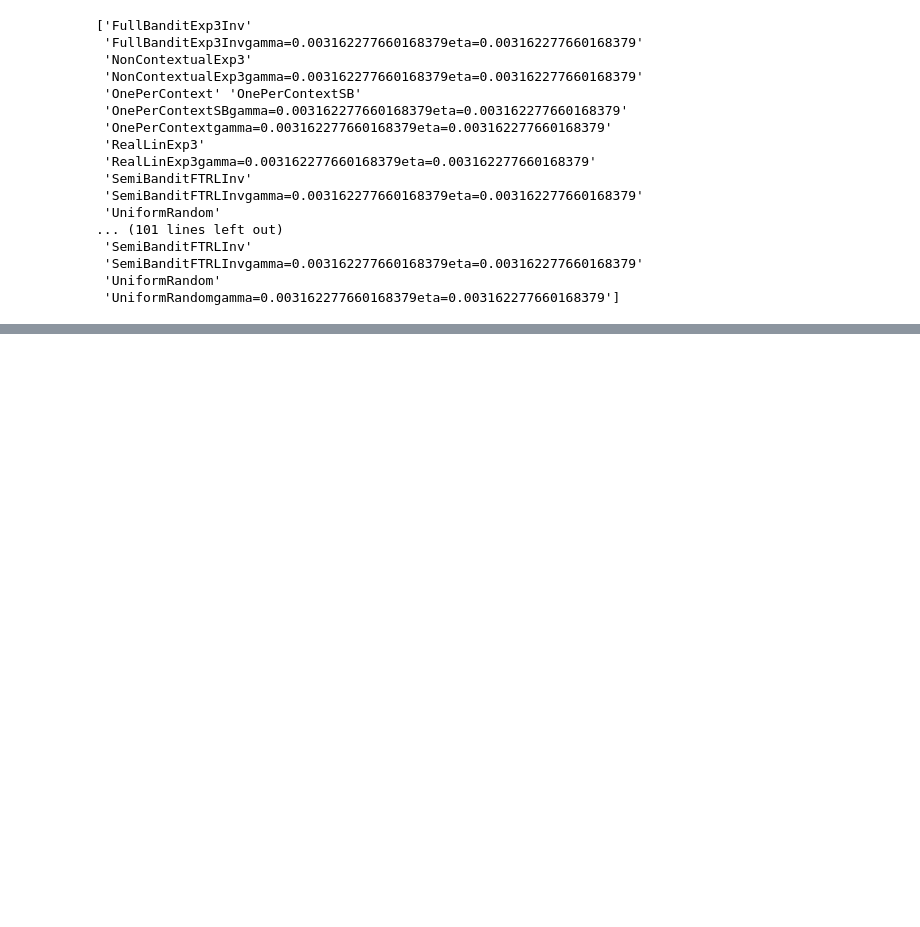
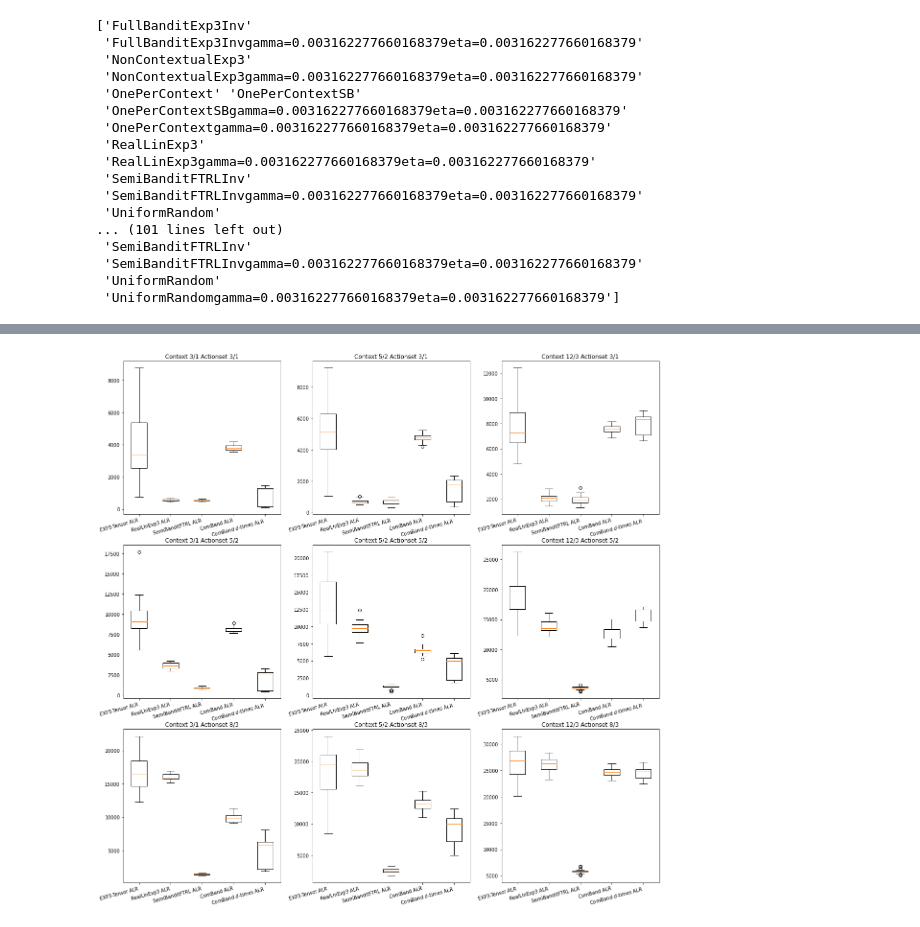
Before and after one commit to LukasZierahn/Combinatorial-Contextual-Bandits, a Jupyter notebook: latex_generator.ipynb, the cells around one changed output, grey strips where cells are left out. Drawn from its saved outputs; the diff is of its cells as text; code cells hidden in the pictures; blank space fills up the shorter version.

```diff
--- a/latex_generator.ipynb
+++ b/latex_generator.ipynb
@@ -182,0 +184,44 @@ for length in results[dist_name].keys():
+# %%
+import matplotlib.pyplot as plt
+
+algo_name_list = results[dist_name][length]
+algo_name_list = ["FullBanditExp3Inv", "RealLinExp3", "SemiBanditFTRLInv", "NonContextualExp3", "OnePerContext"]
+
+new_list = []
+for key in algo_name_list:
+    adjusted_key = key + "gamma=0.003162277660168379eta=0.003162277660168379"
+    new_list.append(adjusted_key)
+algo_name_list = new_list
+
+number_of_ds = []
+number_of_Ks = []
+for length in results[dist_name].keys():
+    for dist_name in results.keys():
+        number_of_ds.append(sample_sequences[dist_name][length].d)
+        number_of_Ks.append(sample_sequences[dist_name][length].K)
+
+number_of_ds = np.unique(number_of_ds)
+number_of_Ks = np.unique(number_of_Ks)
+
+fig, axs = plt.subplots(len(number_of_Ks), len(number_of_ds), figsize=(20, 20))
+
+for length in results[dist_name].keys():
+    for dist_name in results.keys():
+        sequence = sample_sequences[dist_name][length]
+
+        full_regret_list = []
+        labels = []
+        for index, algo_name in enumerate(algo_name_list):
+            regret_list = results[dist_name][length][algo_name]["regret"]
+            full_regret_list.append(regret_list)
+            labels.append(algo_name_dict[algo_name])
+
+            indcies = (np.where(number_of_Ks == sequence.K)[0][0], np.where(number_of_ds == sequence.d)[0][0])
+            axs[indcies].set_title(f"Context {sequence.d}/{context_mset_dict[sequence.d]} Actionset {sequence.K}/{sequence.m}")
+            #axs[indcies].plot(index, np.mean(regret_list), marker="o", markersize=20, label=algo_name_dict[algo_name])
+            #axs[indcies].legend()
+
+        axs[indcies].boxplot(full_regret_list, labels=labels)
+        plt.setp(axs[indcies].get_xticklabels(), rotation=15, horizontalalignment='right')
+# %% [output]
+[figure, added]
```
Also changed, not shown: parts of 2 cells of this notebook, 4 other files.
